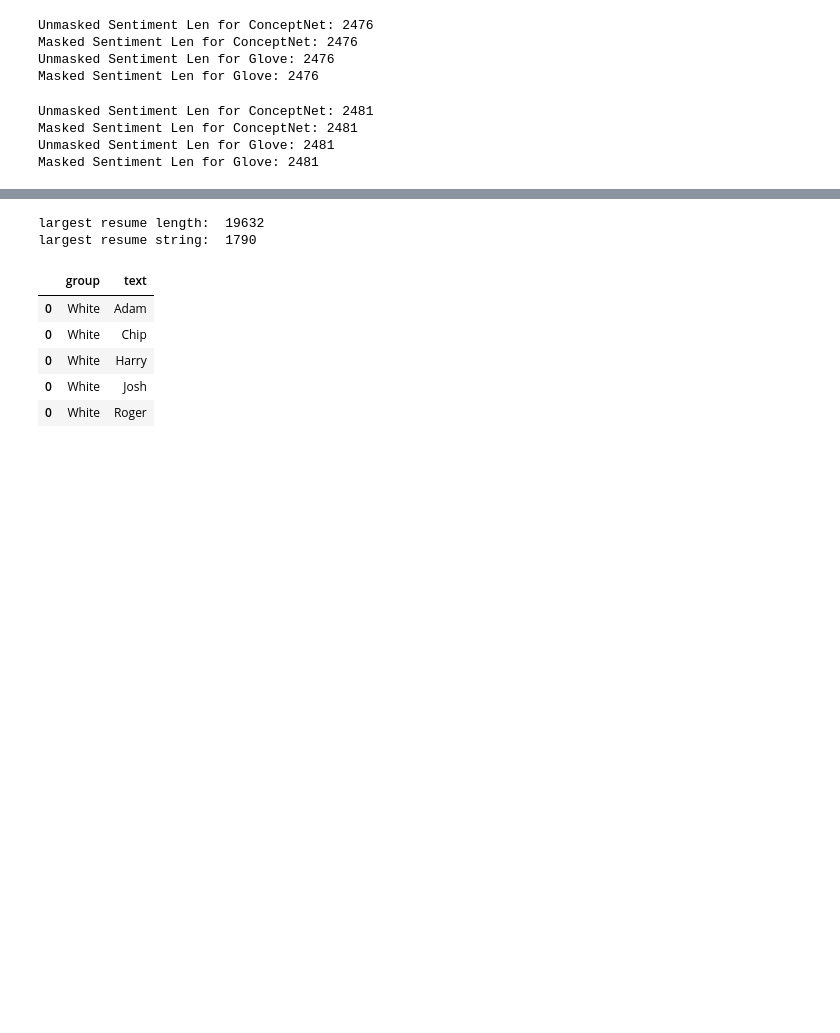
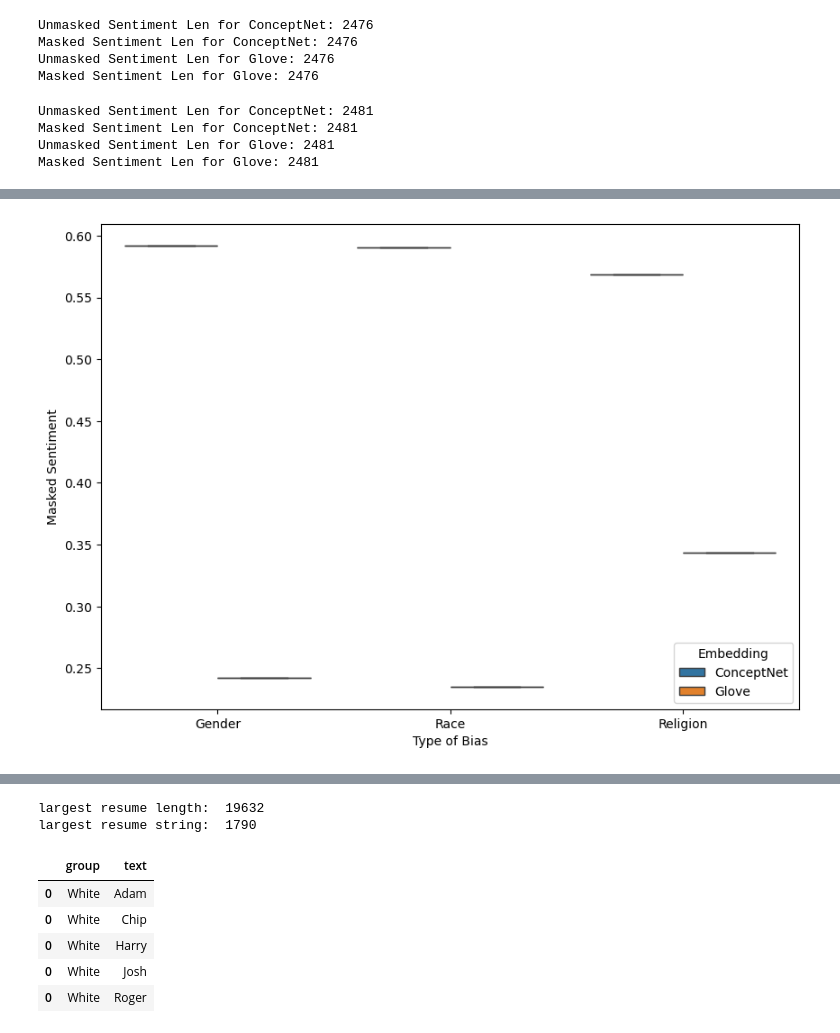
Before and after one commit to lattiric/ML_NN_Final_Proj, a Jupyter notebook: labRick.ipynb, the cells around one changed output, grey strips where cells are left out. Cells and saved outputs as stored; diff of their text form; code cells hidden in the pictures; blank space fills up the shorter version.

```diff
--- a/labRick.ipynb
+++ b/labRick.ipynb
@@ -663,0 +714,6 @@ Masked Sentiment Len for Glove: 2481
+# %%
+plt.figure(figsize = (10, 5))
+sns.boxplot(df, x="Type of Bias", y="Masked Sentiment", hue="Embedding")
+plt.show()
+# %% [output]
+[figure, added]
```
Also changed, not shown: parts of 7 cells of this notebook.
